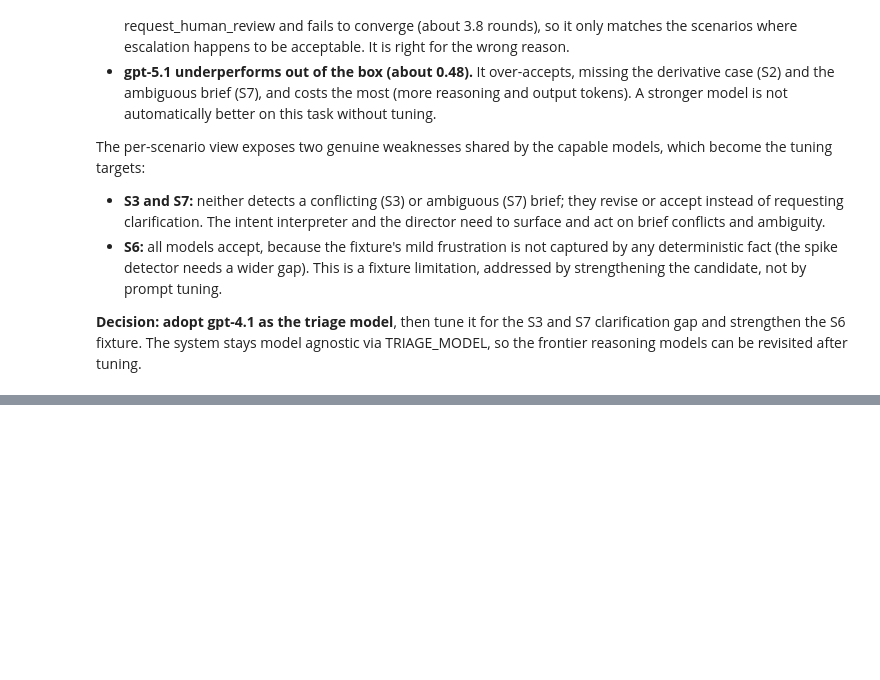
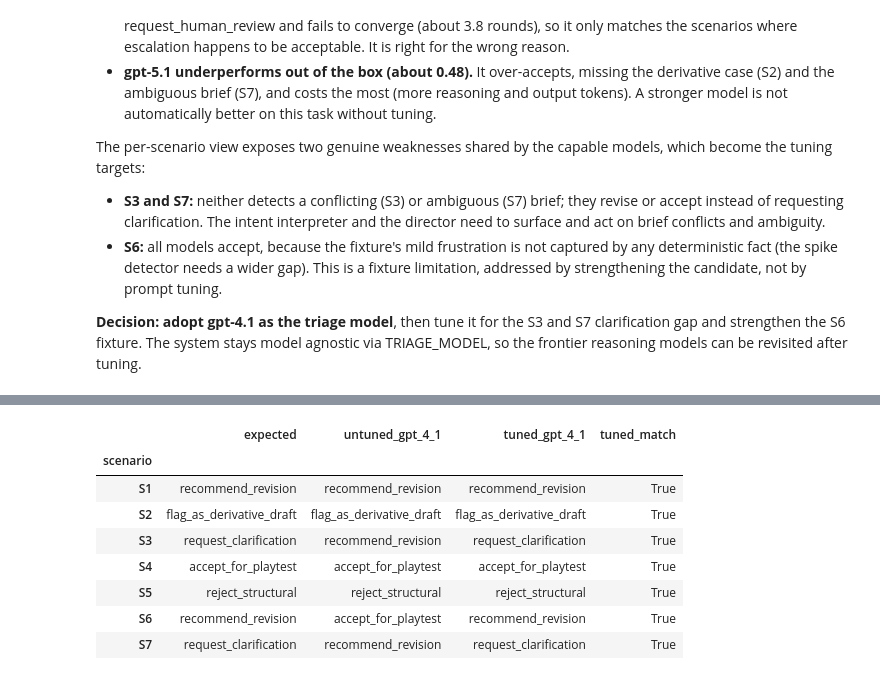
Before and after one commit to thebobmay/agentic-ai-level-design-triage-agent, a Jupyter notebook: agentic_system.ipynb, the cells around one changed output, grey strips where cells are left out. Saved outputs shown, nothing was run; the diff lists cells and outputs as text; code cells hidden in the pictures; blank space fills up the shorter version.

```diff
--- a/agentic_system.ipynb
+++ b/agentic_system.ipynb
@@ -406,0 +447,24 @@ The per-scenario view exposes two genuine weaknesses shared by the capable model
+# %%
+model_comparison = pd.read_csv("outputs/eval_results/model_comparison.csv")
+untuned = (
+    model_comparison[model_comparison.model == "gpt-4.1"]
+    .groupby("scenario")["decision"].agg(lambda s: s.mode().iloc[0])
+)
+tuned = pd.read_csv("outputs/eval_results/tuning_validation.csv").set_index("scenario")
+before_after = pd.DataFrame({
+    "expected": tuned["expected"],
+    "untuned_gpt_4_1": untuned,
+    "tuned_gpt_4_1": tuned["tuned_decision"],
+    "tuned_match": tuned["match"],
+}).reindex([f"S{i}" for i in range(1, 8)])
+before_after
+# %% [output]
+|  | expected | untuned_gpt_4_1 | tuned_gpt_4_1 | tuned_match |
+| scenario |  |  |  |  |
+| S1 | recommend_revision | recommend_revision | recommend_revision | True |
+| S2 | flag_as_derivative_draft | flag_as_derivative_draft | flag_as_derivative_draft | True |
+| S3 | request_clarification | recommend_revision | request_clarification | True |
+| S4 | accept_for_playtest | accept_for_playtest | accept_for_playtest | True |
+| S5 | reject_structural | reject_structural | reject_structural | True |
+| S6 | recommend_revision | accept_for_playtest | recommend_revision | True |
+| S7 | request_clarification | recommend_revision | request_clarification | True |
```
Also changed, not shown: parts of 8 cells of this notebook, 6 other files.
